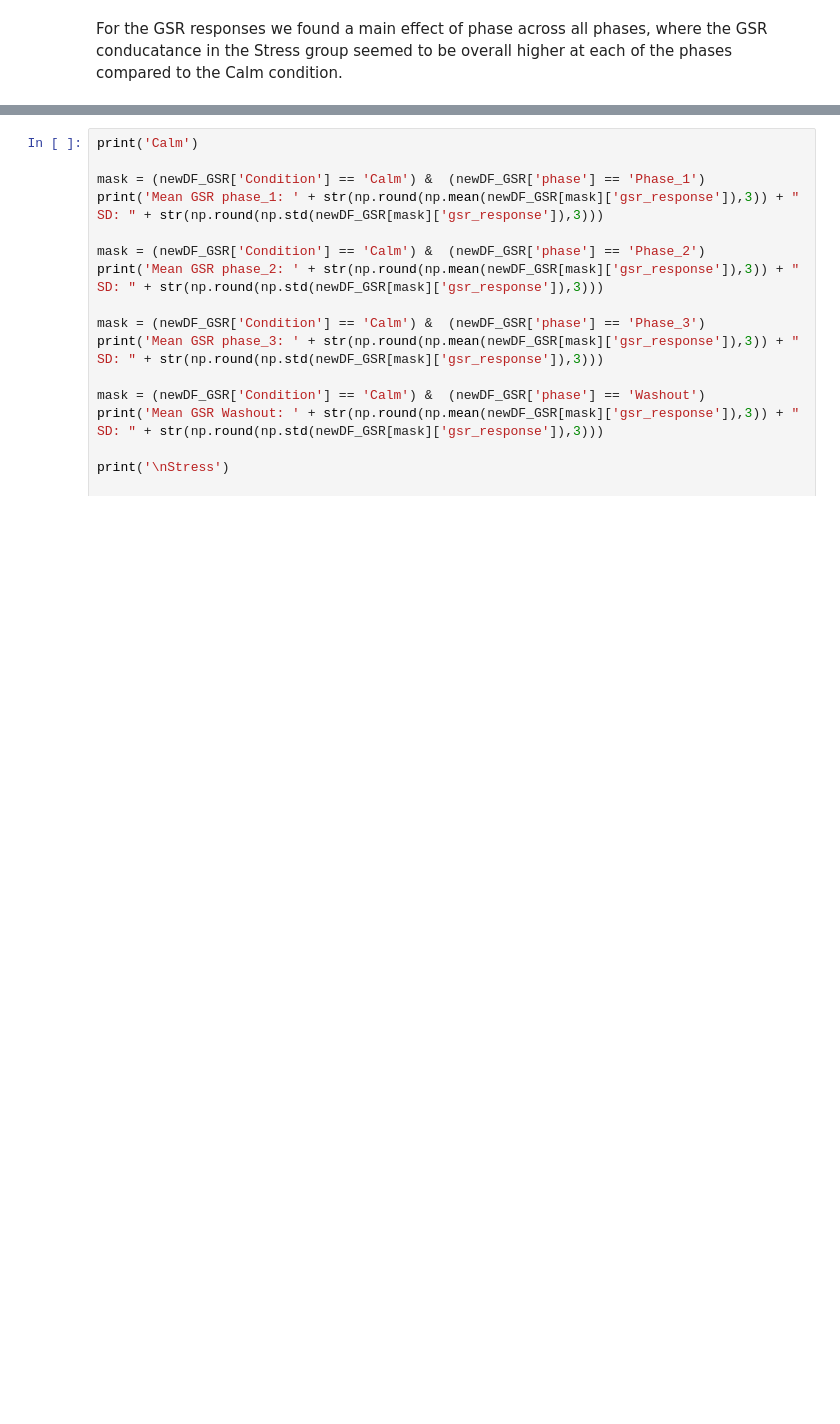
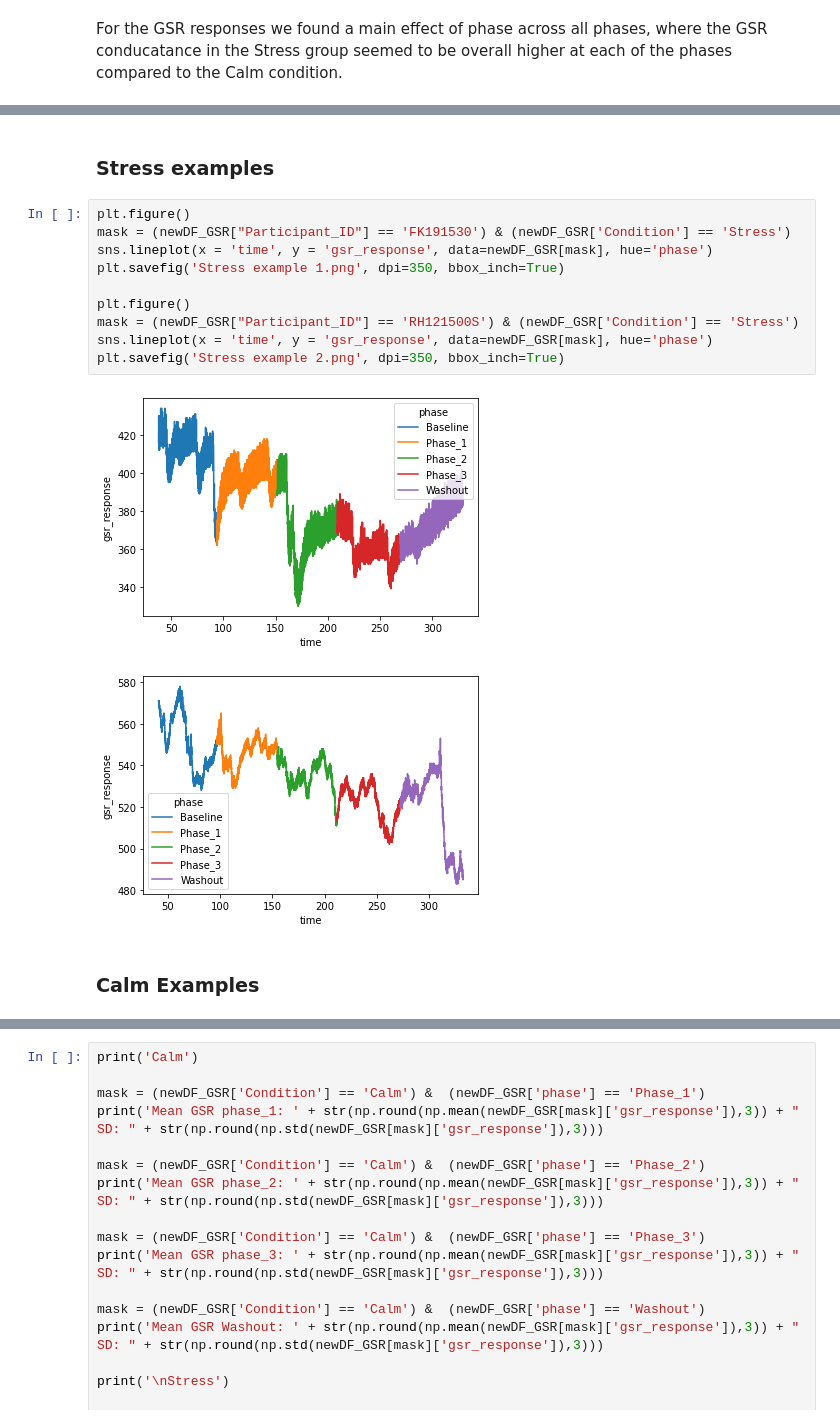
Before and after one commit to DiarKarim/LH_Project, a Jupyter notebook: PythonCodes/Analysis_v1.ipynb, the cells around one changed output, grey strips where cells are left out. Drawn from its saved outputs; the diff is of its cells as text; blank space fills up the shorter version.

```diff
--- a/PythonCodes/Analysis_v1.ipynb
+++ b/PythonCodes/Analysis_v1.ipynb
@@ -208,0 +261,17 @@ For the GSR responses we found a main effect of phase across all phases, where t
+# %% [markdown]
+### Stress examples
+# %%
+plt.figure()
+mask = (newDF_GSR["Participant_ID"] == 'FK191530') & (newDF_GSR['Condition'] == 'Stress')
+sns.lineplot(x = 'time', y = 'gsr_response', data=newDF_GSR[mask], hue='phase')
+plt.savefig('Stress example 1.png', dpi=350, bbox_inch=True)
+
+plt.figure()
+mask = (newDF_GSR["Participant_ID"] == 'RH121500S') & (newDF_GSR['Condition'] == 'Stress')
+sns.lineplot(x = 'time', y = 'gsr_response', data=newDF_GSR[mask], hue='phase')
+plt.savefig('Stress example 2.png', dpi=350, bbox_inch=True)
+# %% [output]
+[figure, added]
+[figure, added]
+# %% [markdown]
+### Calm Examples
```
Also changed, not shown: parts of 21 cells of this notebook, 8 other files.
